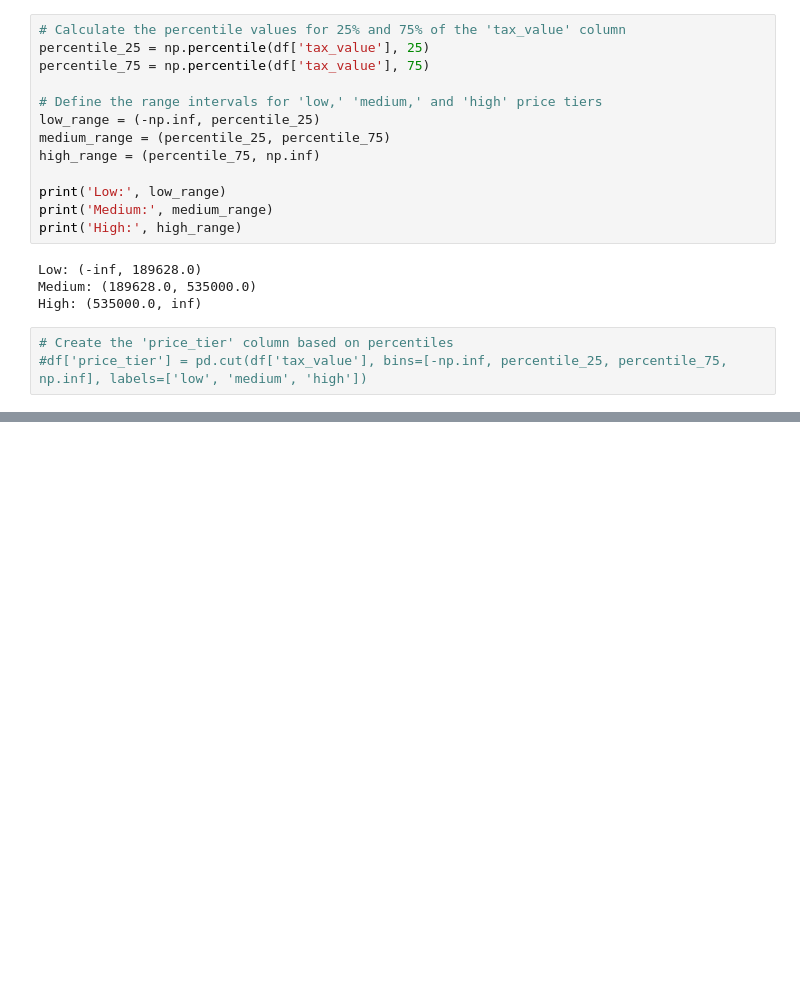
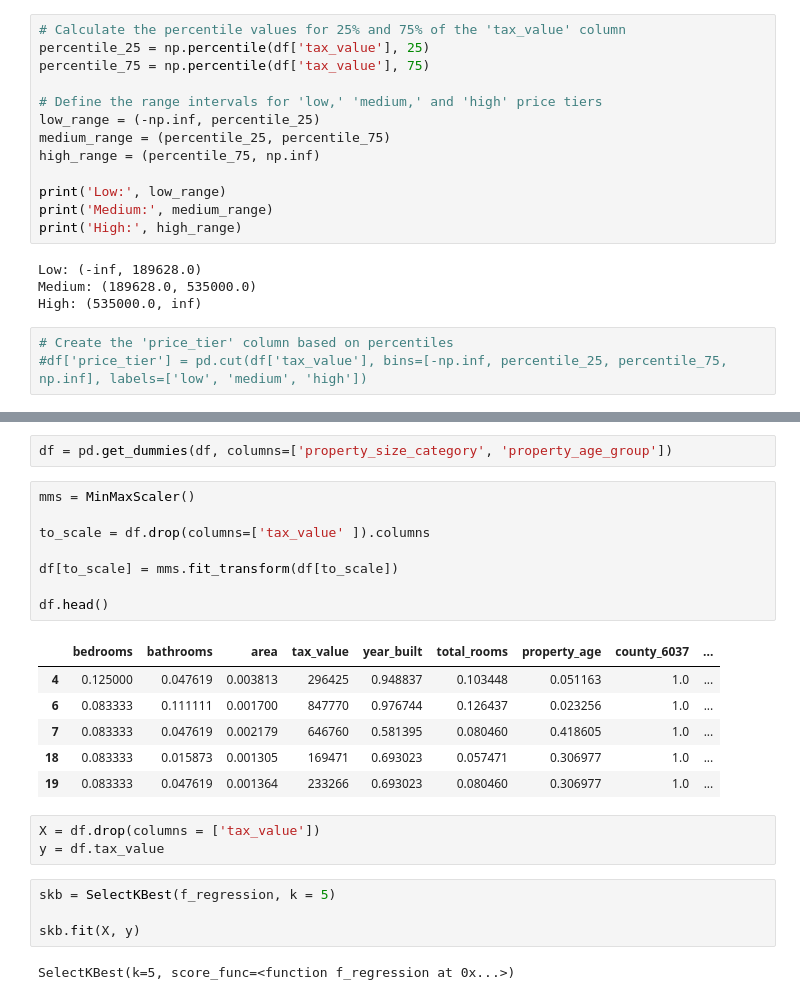
Before and after one commit to Jonathan-Garcia1/regression-exercises, a Jupyter notebook: features_zillow.ipynb, the cells around one changed output, grey strips where cells are left out. Drawn from its saved outputs; the diff is of its cells as text; blank space fills up the shorter version.

```diff
--- a/features_zillow.ipynb
+++ b/features_zillow.ipynb
@@ -273,0 +292,26 @@ df.head()
+# %%
+df = pd.get_dummies(df, columns=['property_size_category', 'property_age_group'])
+# %%
+mms = MinMaxScaler()
+
+to_scale = df.drop(columns=['tax_value' ]).columns
+
+df[to_scale] = mms.fit_transform(df[to_scale])
+
+df.head()
+# %% [output]
+|  | bedrooms | bathrooms | area | tax_value | year_built | total_rooms | property_age | county_6037 | ... |
+| 4 | 0.125000 | 0.047619 | 0.003813 | 296425 | 0.948837 | 0.103448 | 0.051163 | 1.0 | ... |
+| 6 | 0.083333 | 0.111111 | 0.001700 | 847770 | 0.976744 | 0.126437 | 0.023256 | 1.0 | ... |
+| 7 | 0.083333 | 0.047619 | 0.002179 | 646760 | 0.581395 | 0.080460 | 0.418605 | 1.0 | ... |
+| 18 | 0.083333 | 0.015873 | 0.001305 | 169471 | 0.693023 | 0.057471 | 0.306977 | 1.0 | ... |
+| 19 | 0.083333 | 0.047619 | 0.001364 | 233266 | 0.693023 | 0.080460 | 0.306977 | 1.0 | ... |
+# %%
+X = df.drop(columns = ['tax_value'])
+y = df.tax_value
+# %%
+skb = SelectKBest(f_regression, k = 5)
+
+skb.fit(X, y)
+# %% [output]
+SelectKBest(k=5, score_func=<function f_regression at 0x...>)
```
Also changed, not shown: parts of 21 cells of this notebook, 3 other files.
